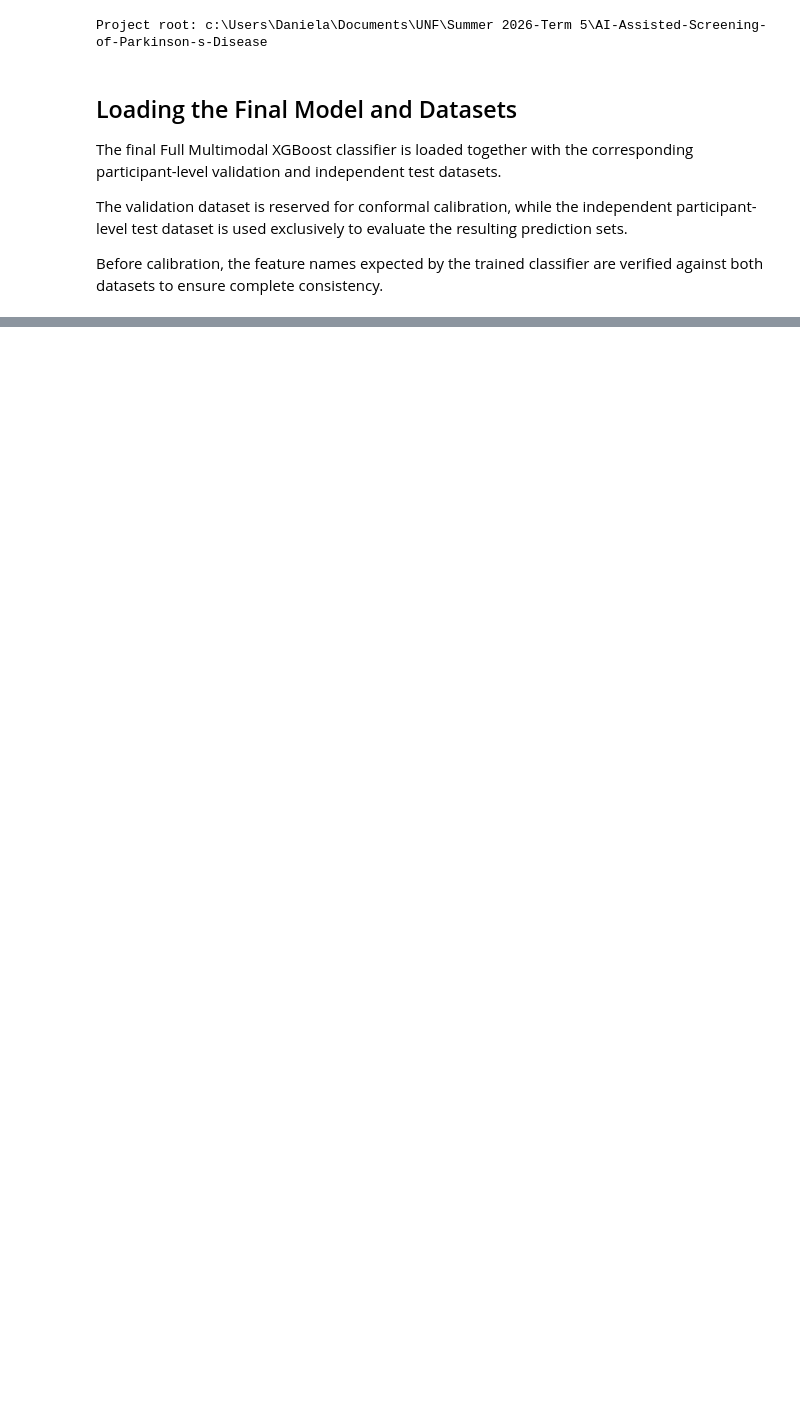
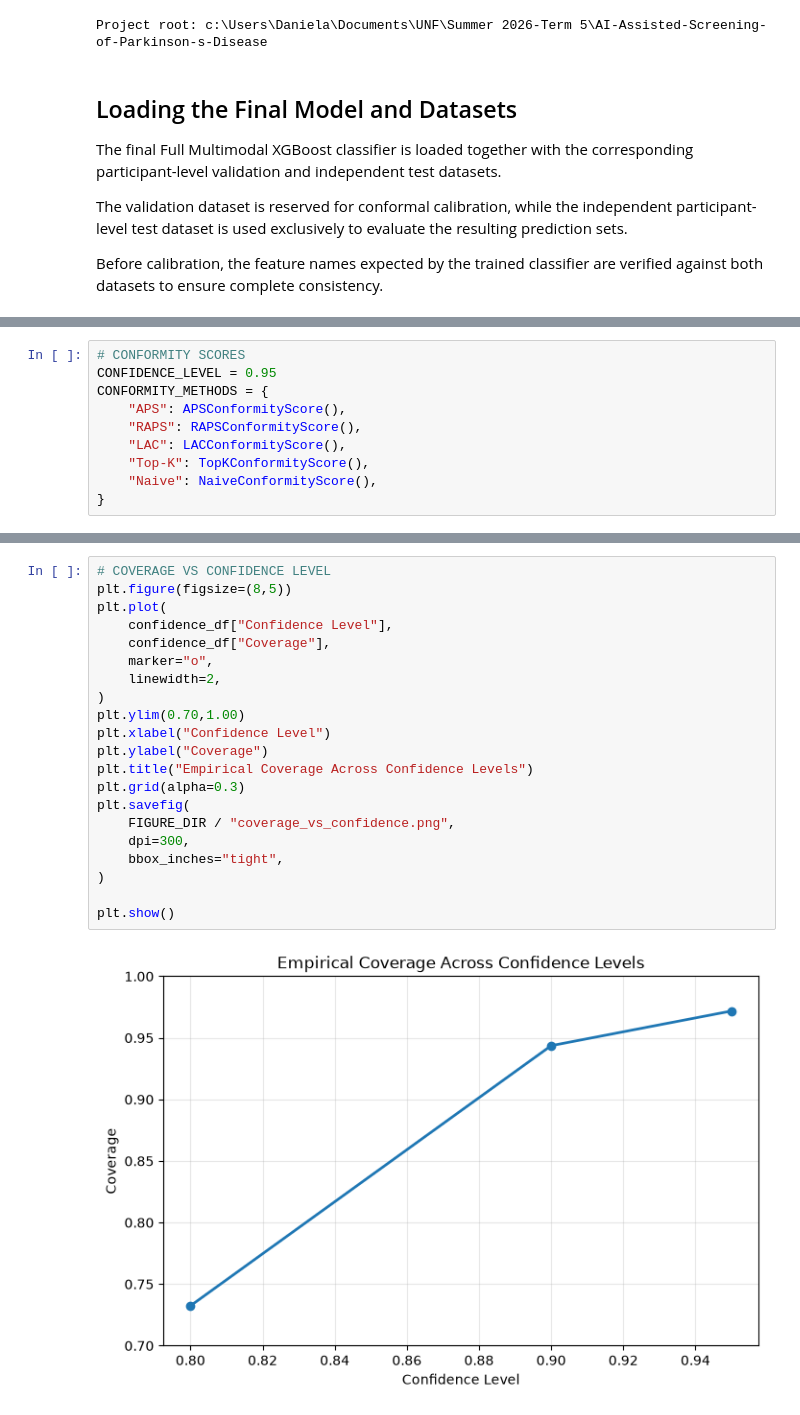
Before and after one commit to obramwell/AI-Assisted-Screening-of-Parkinson-s-Disease, a Jupyter notebook: notebooks/17_conformal_analysis.ipynb, the cells around one changed output, grey strips where cells are left out. Saved outputs shown, nothing was run; the diff lists cells and outputs as text; blank space fills up the shorter version.

Commit message:
Add conformal prediction outputs including figures and summary tables

```diff
--- a/notebooks/17_conformal_analysis.ipynb
+++ b/notebooks/17_conformal_analysis.ipynb
@@ -145,0 +185,10 @@ Test classes: [np.int64(0), np.int64(1), np.int64(2)]
+# %%
+# CONFORMITY SCORES
+CONFIDENCE_LEVEL = 0.95
+CONFORMITY_METHODS = {
+    "APS": APSConformityScore(),
+    "RAPS": RAPSConformityScore(),
+    "LAC": LACConformityScore(),
+    "Top-K": TopKConformityScore(),
+    "Naive": NaiveConformityScore(),
+}
@@ -145,0 +364,23 @@ Test classes: [np.int64(0), np.int64(1), np.int64(2)]
+# %%
+# COVERAGE VS CONFIDENCE LEVEL
+plt.figure(figsize=(8,5))
+plt.plot(
+    confidence_df["Confidence Level"],
+    confidence_df["Coverage"],
+    marker="o",
+    linewidth=2,
+)
+plt.ylim(0.70,1.00)
+plt.xlabel("Confidence Level")
+plt.ylabel("Coverage")
+plt.title("Empirical Coverage Across Confidence Levels")
+plt.grid(alpha=0.3)
+plt.savefig(
+    FIGURE_DIR / "coverage_vs_confidence.png",
+    dpi=300,
+    bbox_inches="tight",
+)
+
+plt.show()
+# %% [output]
+[figure, added]
```
Also changed, not shown: parts of 28 cells of this notebook, 16 other files.
